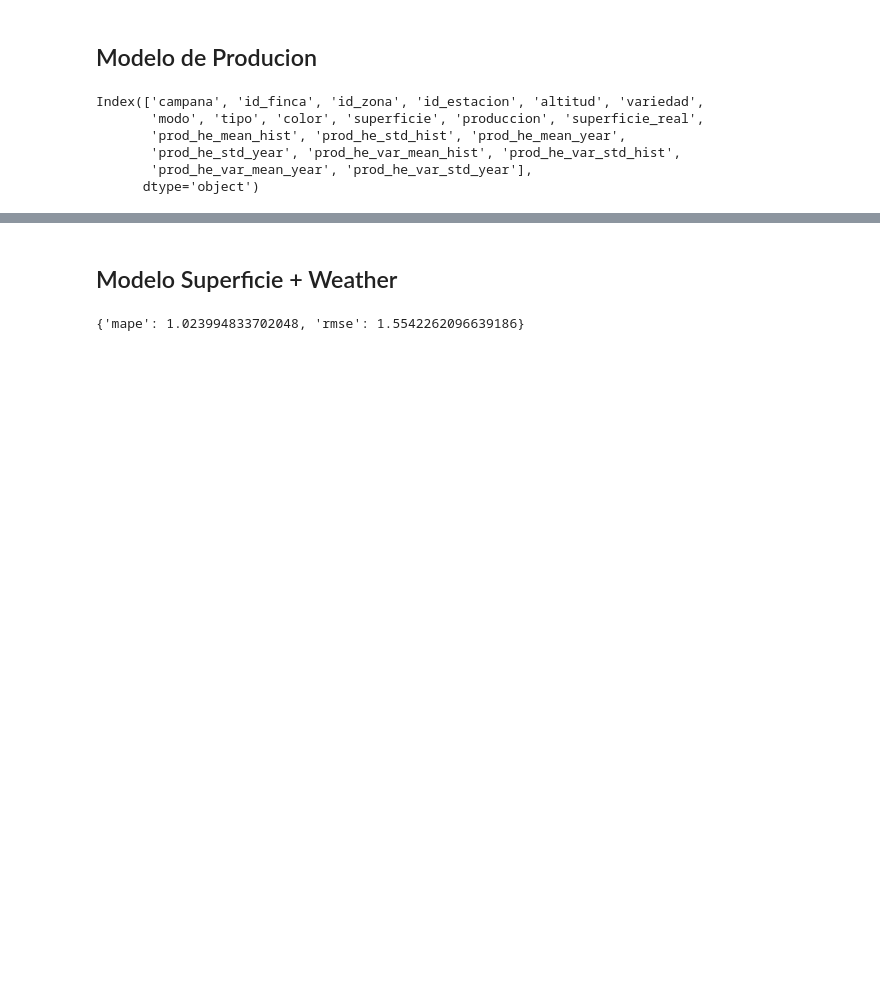
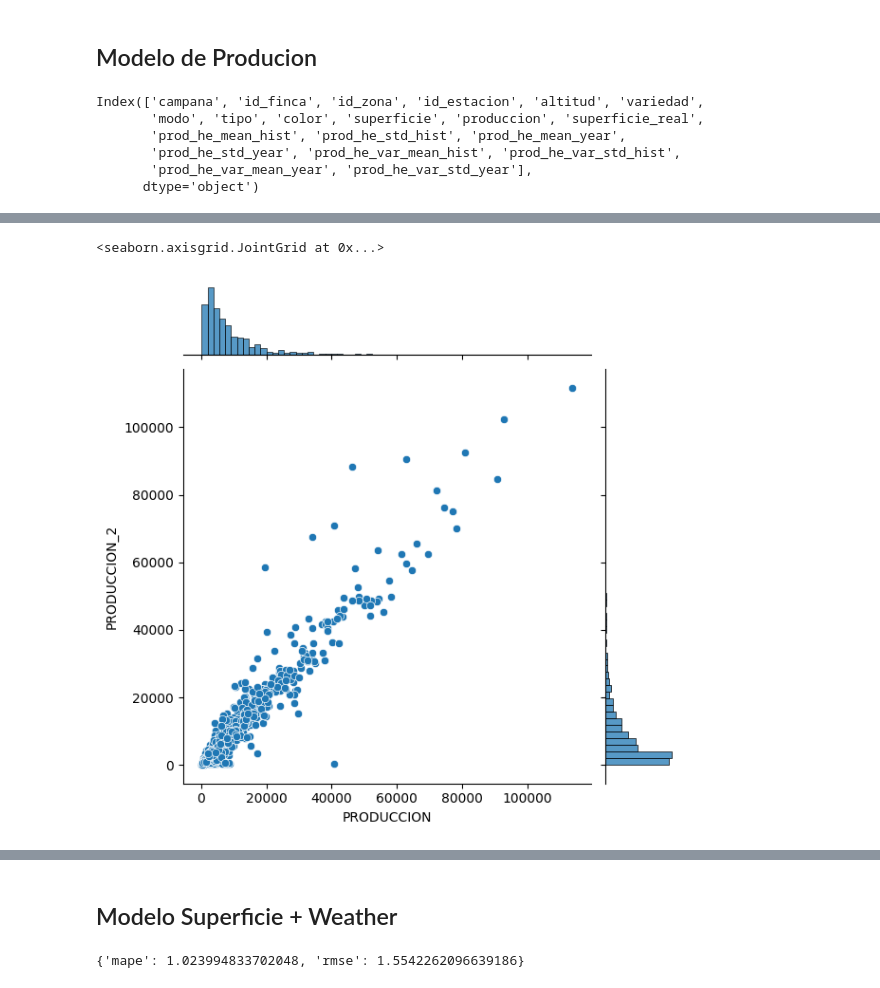
Before and after one commit to vitostamatti/datathon-cajamar-malbecs, a Jupyter notebook: notebooks/03-modeling/02-modeling-twosteps-vito.ipynb, the cells around one changed output, grey strips where cells are left out. Drawn from its saved outputs; the diff is of its cells as text; code cells hidden in the pictures; blank space fills up the shorter version.

```diff
--- a/notebooks/03-modeling/02-modeling-twosteps-vito.ipynb
+++ b/notebooks/03-modeling/02-modeling-twosteps-vito.ipynb
@@ -402,0 +598,9 @@ errors.groupby('variedad').agg(
+# %%
+sns.jointplot(
+    preds_denis,
+    x='PRODUCCION',
+    y='PRODUCCION_2'
+)
+# %% [output]
+<seaborn.axisgrid.JointGrid at 0x...>
+[figure, added]
```
Also changed, not shown: parts of 21 cells of this notebook, 2 other files.
